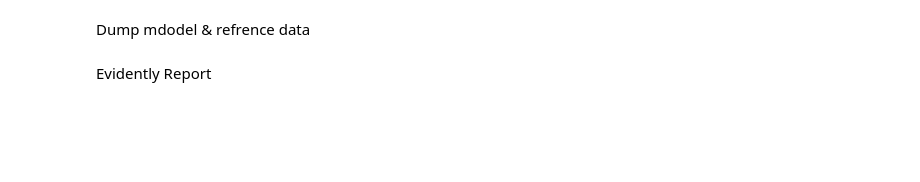
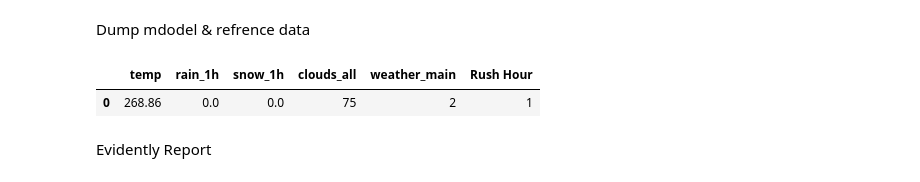
Before and after one commit to AbdallaAbker/mlops, a Jupyter notebook: 5.monitoring/baseline_model.ipynb, the cells around one changed output. Saved outputs shown, nothing was run; the diff lists cells and outputs as text; code cells hidden in the pictures; blank space fills up the shorter version.

```diff
--- a/5.monitoring/baseline_model.ipynb
+++ b/5.monitoring/baseline_model.ipynb
@@ -97,3 +103,8 @@ with open('models/lin_reg.bin', 'wb') as f_out:
+# %%
+val_data[features][:1]
+# %% [output]
+|  | temp | rain_1h | snow_1h | clouds_all | weather_main | Rush Hour |
+| 0 | 268.86 | 0.0 | 0.0 | 75 | 2 | 1 |
 # %%
 val_data.to_csv('datasets/reference.csv')
 # %%
```
Also changed, not shown: parts of 3 cells of this notebook, 4 other files.
